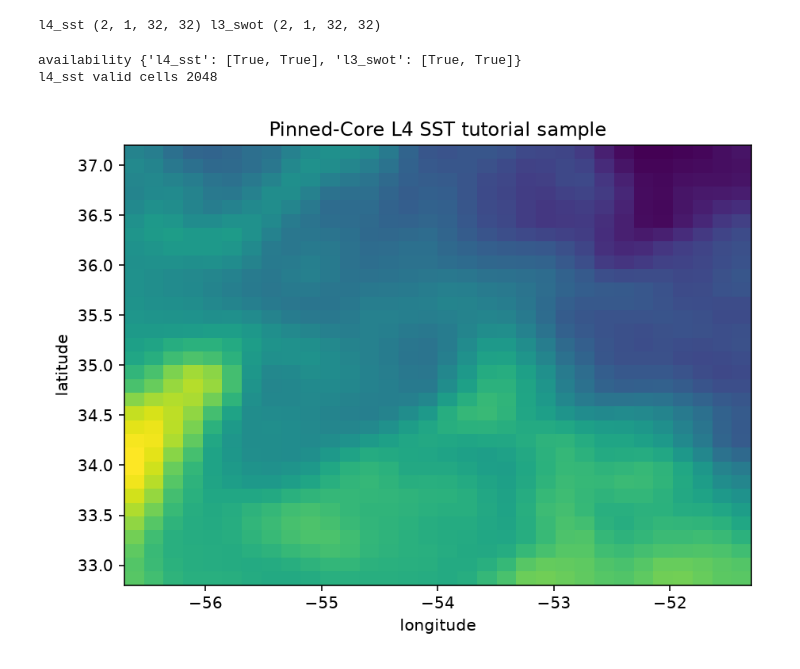
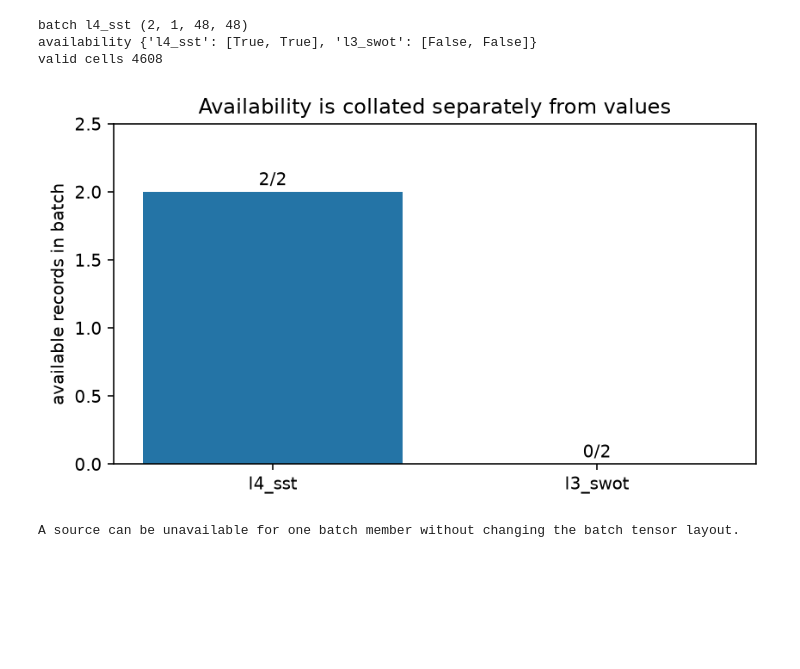
Before and after one commit to nilsleh/oceanTACO, a Jupyter notebook: docs/tutorials/ml_dataset.ipynb, the cells around one changed output. Cells and saved outputs as stored; diff of their text form; code cells hidden in the pictures; blank space fills up the shorter version.

```diff
--- a/docs/tutorials/ml_dataset.ipynb
+++ b/docs/tutorials/ml_dataset.ipynb
@@ -46,0 +49,8 @@ drawn=4; inclusion_probability=0.333333
+# %%
+from ocean_taco import CatalogConfig, QuerySet
+from ocean_taco.retrieve import load_hf_dataset
+
+config = CatalogConfig()
+catalog = load_hf_dataset(config)
+queryset = QuerySet.from_hub(PATCH_SIZE_KM, "eval")
+print(f"queryset_id={queryset.queryset_id}; kind={queryset.header['kind']}; positions={len(queryset.positions)}; dates={len(queryset.dates)}")
@@ -46,0 +122,10 @@ drawn=4; inclusion_probability=0.333333
+# %%
+from ocean_taco import QueryFilter, draw_queryset, replay_experiment
+selection = QueryFilter(box=GeoBox(-80, -30, 10, 45))
+draw = draw_queryset(queryset, requested_row_count=min(REQUESTED_ROWS, 8), seed=SEED,
+                     record_path=DRAW_DIR / "ml-dataset-draw.json", query_filter=selection)
+replayed = replay_experiment(queryset, DRAW_DIR / "ml-dataset-draw.json")
+assert replayed.rows == draw.rows
+for row in draw.rows:
+    print(row["position_id"][:12], row["anchor_time"], row["centre_lon"], row["centre_lat"], row["patch_id"][:12])
+print(f"inclusion_probability={draw.inclusion_probability:.6g}; record={DRAW_DIR / 'ml-dataset-draw.json'}")
@@ -46,0 +160,13 @@ drawn=4; inclusion_probability=0.333333
+# %%
+from ocean_taco.render import Resample
+from ocean_taco.torch import OceanTACODataset
+dataset = OceanTACODataset(queries=draw, sources={
+    "l4_sst": Resample((48, 48), support_threshold=0.5),
+    "l3_swot": Resample((48, 48), support_threshold=0.5),
+}, catalog_config=config)
+sample = dataset[0]
+for key, value in sample.items():
+    if isinstance(value, dict):
+        print(key, {name: tuple(item.shape) if hasattr(item, "shape") else type(item).__name__ for name, item in value.items()})
+    else:
+        print(key, value)
@@ -47,30 +195,29 @@ drawn=4; inclusion_probability=0.333333
 # %%
 from torch.utils.data import DataLoader
-from ocean_taco.render import Resample
-from ocean_taco.torch import OceanTACODataset, collate_ocean_samples
-
-dataset = OceanTACODataset(queries=draw, sources={"l4_sst": Resample((32, 32), support_threshold=0.5), "l3_swot": Resample((32, 32), support_threshold=0.5)}, catalog_config=config)
+from ocean_taco.torch import collate_ocean_samples
 loader = DataLoader(dataset, batch_size=2, num_workers=0, collate_fn=collate_ocean_samples)
 batch = next(iter(loader))
-print("l4_sst", tuple(batch["l4_sst"]["data"].shape), "l3_swot", tuple(batch["l3_swot"]["data"].shape))
+print("batch l4_sst", tuple(batch["l4_sst"]["data"].shape))
+print("availability", batch["availability"])
+print("valid cells", int(batch["l4_sst"]["valid_mask"].sum()))
 # %% [output]
-l4_sst (2, 1, 32, 32) l3_swot (2, 1, 32, 32)
+batch l4_sst (2, 1, 48, 48)
+availability {'l4_sst': [True, True], 'l3_swot': [False, False]}
+valid cells 4608
-# %%
-print("availability", batch["availability"])
-print("l4_sst valid cells", int(batch["l4_sst"]["valid_mask"].sum()))
-# %% [output]
-availability {'l4_sst': [True, True], 'l3_swot': [True, True]}
-l4_sst valid cells 2048
-# %%
-from IPython.display import Image, display
-from ocean_taco.plot import plot_ocean_sample
-
-sample = dataset[0]
-artist = plot_ocean_sample(sample, "l4_sst")
-artist.axes.set_title("Pinned-Core L4 SST tutorial sample")
-artist.axes.figure.tight_layout()
-figure_path = CACHE_DIR / "l4-sst-tutorial-sample.png"
-artist.axes.figure.savefig(figure_path, dpi=144)
-display(Image(filename=figure_path))
-# %% [output]
-[figure, removed]
+# %%
+import matplotlib.pyplot as plt
+tokens = list(batch["availability"])
+available = [sum(batch["availability"][token]) for token in tokens]
+fig, axis = plt.subplots(figsize=(6, 3.5))
+axis.bar(tokens, available, color=["#2474a6", "#8c510a"])
+size = len(batch["availability"][tokens[0]])
+axis.set(ylim=(0, size + .5), ylabel="available records in batch", title="Availability is collated separately from values")
+for index, value in enumerate(available):
+    axis.text(index, value + .05, f"{value}/{size}", ha="center")
+fig.tight_layout()
+from IPython.display import display
+display_figure(fig)
+print("A source can be unavailable for one batch member without changing the batch tensor layout.")
+# %% [output]
+[figure, added]
+A source can be unavailable for one batch member without changing the batch tensor layout.
```
Also changed, not shown: parts of 21 cells of this notebook, 9 other files.
